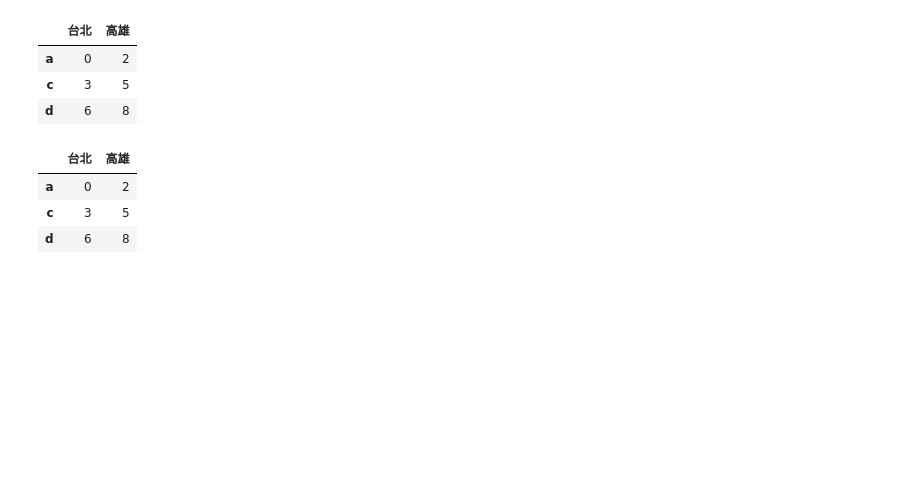
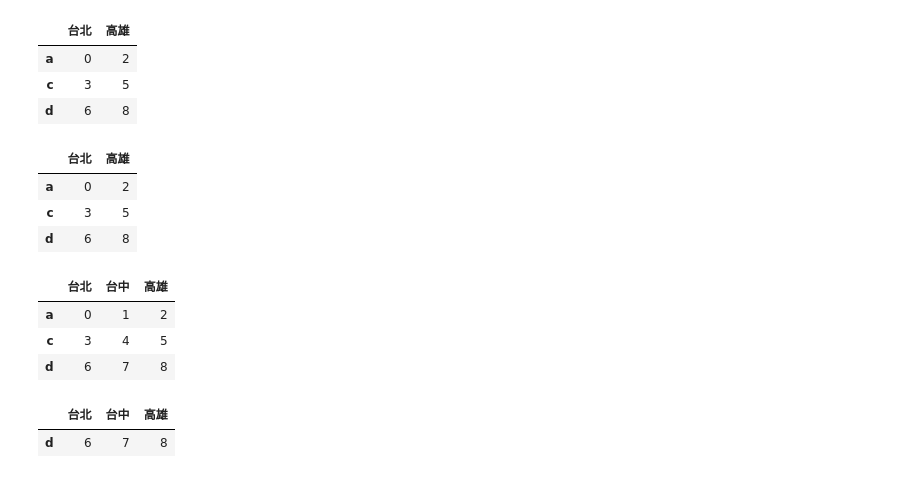
Before and after one commit to Lainie888/2023_07_27, a Jupyter notebook: lesson18_3.ipynb, the cells around one changed output. Cells and saved outputs as stored; diff of their text form; code cells hidden in the pictures; blank space fills up the shorter version.

```diff
--- a/lesson18_3.ipynb
+++ b/lesson18_3.ipynb
@@ -53,3 +53,13 @@ frame.drop(columns="台中")
 | a | 0 | 2 |
 | c | 3 | 5 |
 | d | 6 | 8 |
+# %%
+display(frame)
+frame.drop(index=["a", "c"])
+# %% [output]
+|  | 台北 | 台中 | 高雄 |
+| a | 0 | 1 | 2 |
+| c | 3 | 4 | 5 |
+| d | 6 | 7 | 8 |
+|  | 台北 | 台中 | 高雄 |
+| d | 6 | 7 | 8 |
```
Also changed, not shown: 3 other files.
